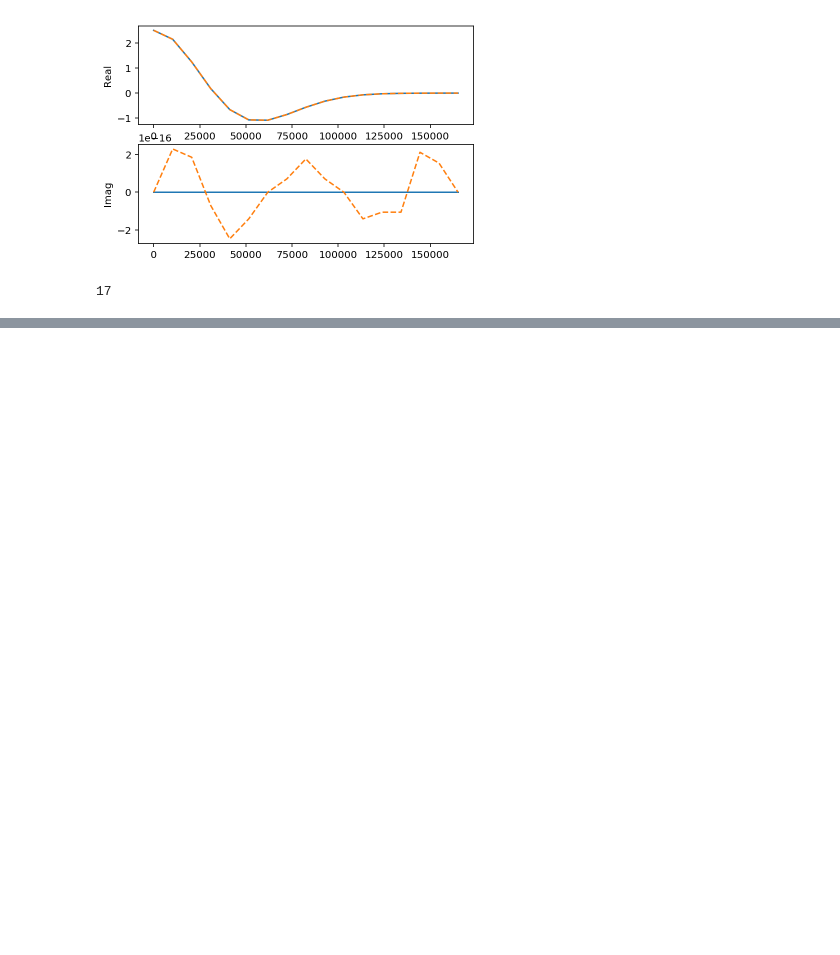
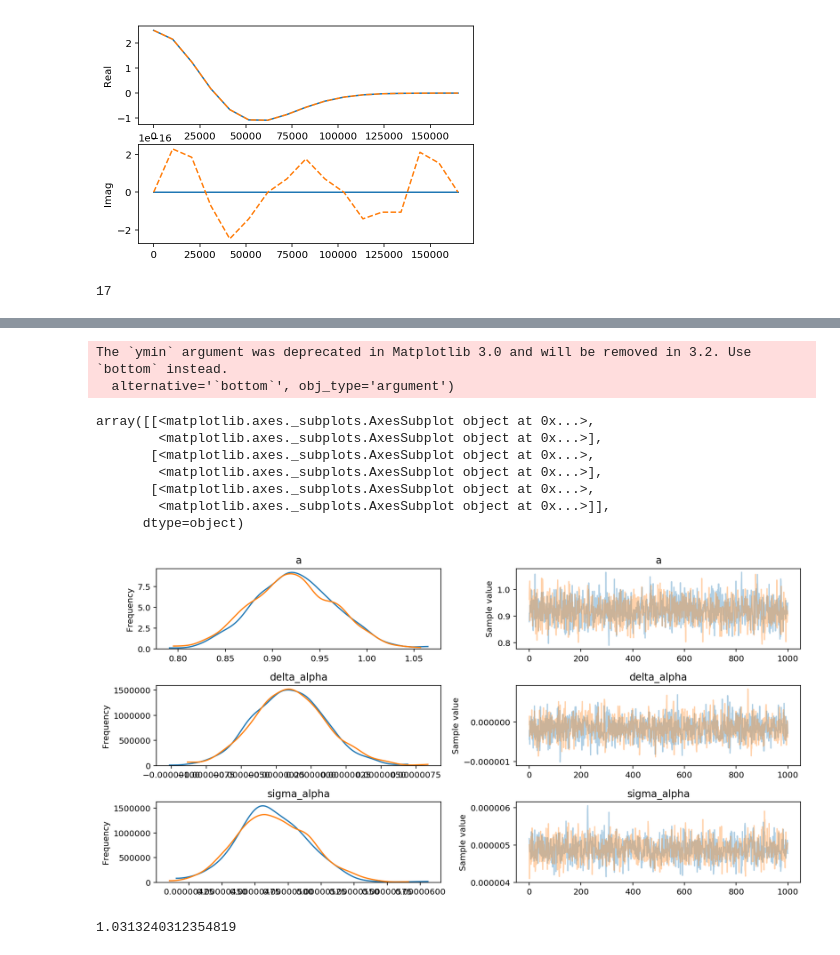
Before and after one commit to iancze/million-points-of-light, a Jupyter notebook: notebooks/Vis1DPyMC3.ipynb, the cells around one changed output, grey strips where cells are left out. Saved outputs shown, nothing was run; the diff lists cells and outputs as text; code cells hidden in the pictures; blank space fills up the shorter version.

Commit message:
shared variables made 1D model working with PyMC3 (no interpolation, yet).

```diff
--- a/notebooks/Vis1DPyMC3.ipynb
+++ b/notebooks/Vis1DPyMC3.ipynb
@@ -295,13 +295,14 @@ f_vis = theano.function([alpha, a, delta_alpha, sigma_alpha], rfft)
 # delta_alpha : offset (in radians)
 # sigma_alpha : width (in radians)
 
+# update a shared variable
+# data.set_value(data_vals)
+
 # create input alphas
 # NOTE that these must be `fftshifted` already.
-alpha = tt.matrix("alpha")
+alpha = theano.shared(np.fft.fftshift(ras[np.newaxis,:]))
 # calculate dalpha, the space between the grids
 dalpha = abs(alpha[0,1] - alpha[0,0])
-
-tt.set_subtensor(alpha, np.fft.fftshift(ras[np.newaxis,:]))
 
 a = tt.scalar("a")
 delta_alpha = tt.scalar("delta_alpha")
@@ -490,14 +490,10 @@ len(data[15:])
 # %%
 with pm.Model() as model:
 
-    # create input alphas
-    alpha = tt.matrix("alpha")
+    # create a shared variable
+    alpha = theano.shared(np.fft.fftshift(ras[np.newaxis,:]))
     # calculate dalpha, the space between the grids
     dalpha = abs(alpha[0,1] - alpha[0,0])
-
-    # stuff alpha with real values
-    # NOTE that these must be `fftshifted` already.
-
 
     # Parameters
     a = pm.Uniform("a", lower=0.0, upper=10.0)
@@ -514,22 +510,22 @@ with pm.Model() as model:
     # Assume x has length N
     # the full-length vector will have size 2 * (N - 1)
 
-#     c_pos = rfft[0, :-1, :]
+    c_pos = rfft[0, :-1, :]
 
-#     # define the complex conjugate manually, by operating independently on the
-#     # real and negative components
-#     c_neg_real = rfft[0,1:, 0][::-1]
-#     c_neg_imag = -1.0 * rfft[0,1:, 1][::-1]
+    # define the complex conjugate manually, by operating independently on the
+    # real and negative components
+    c_neg_real = rfft[0,1:, 0][::-1]
+    c_neg_imag = -1.0 * rfft[0,1:, 1][::-1]
 
-#     # assemble this back into a (N/2, 2) matrix
-#     c_neg = tt.stack([c_neg_real, c_neg_imag], axis=1)
+    # assemble this back into a (N/2, 2) matrix
+    c_neg = tt.stack([c_neg_real, c_neg_imag], axis=1)
 
-#     # combine the negative and postive chunks to make an (N, 2) output
-#     c_out = tt.concatenate([c_neg, c_pos], axis=0)
+    # combine the negative and postive chunks to make an (N, 2) output
+    c_out = tt.concatenate([c_neg, c_pos], axis=0)
 
     # condition on the real and imaginary observations
-    pm.Normal("obs_real", mu=rfft[0,:,0], sd=noise[15:], observed=np.real(data[15:]))
-    pm.Normal("obs_imag", mu=rfft[0,:,1], sd=noise[15:], observed=np.imag(data[15:]))
+    pm.Normal("obs_real", mu=c_out[:,0], sd=noise, observed=np.real(data))
+    pm.Normal("obs_imag", mu=c_out[:,1], sd=noise, observed=np.imag(data))
 # %%
 with model:
     trace = pm.sample(draws=1000, tune=1000, chains=2)
@@ -540,3 +544,20 @@ ValueError: ('You cannot drop a non-broadcastable dimension.', ((False, True), [
+# %%
+pm.traceplot(trace)
+# %% [output]
+The `ymin` argument was deprecated in Matplotlib 3.0 and will be removed in 3.2. Use `bottom` instead.
+  alternative='`bottom`', obj_type='argument')
+array([[<matplotlib.axes._subplots.AxesSubplot object at 0x...>,
+        <matplotlib.axes._subplots.AxesSubplot object at 0x...>],
+       [<matplotlib.axes._subplots.AxesSubplot object at 0x...>,
+        <matplotlib.axes._subplots.AxesSubplot object at 0x...>],
+       [<matplotlib.axes._subplots.AxesSubplot object at 0x...>,
+        <matplotlib.axes._subplots.AxesSubplot object at 0x...>]],
+      dtype=object)
+[figure, added]
+# %%
+5e-6/arcsec
+# %% [output]
+1.0313240312354819
 # %%
 box = np.zeros((1, N_alpha), dtype=np.float64) # shape (1, 32) because that's what Theano requires
 box[:] = np.fft.fftshift(ys)
```
Also changed, not shown: parts of 5 cells of this notebook.
